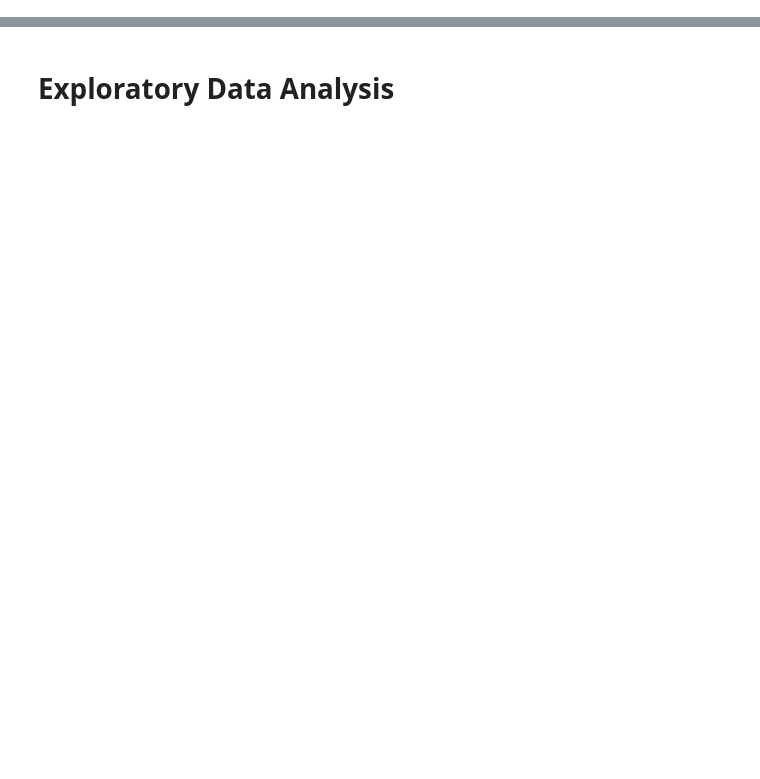
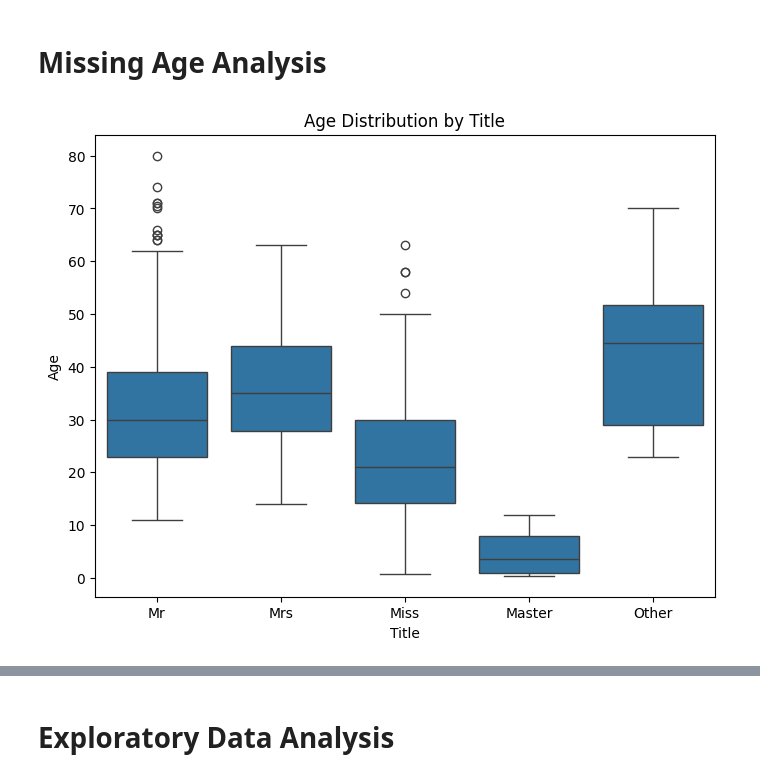
Before and after one commit to ryan-webster-vt/kaggle, a Jupyter notebook: Titanic/notebook.ipynb, the cells around one changed output, grey strips where cells are left out. Cells and saved outputs as stored; diff of their text form; code cells hidden in the pictures; blank space fills up the shorter version.

```diff
--- a/Titanic/notebook.ipynb
+++ b/Titanic/notebook.ipynb
@@ -46,0 +62,2 @@ X_test = test[numeric_features + categorical_features]
+# %% [markdown]
+# Missing Age Analysis
@@ -46,0 +67,12 @@ X_test = test[numeric_features + categorical_features]
+# %%
+import seaborn as sns
+import matplotlib.pyplot as plt
+
+plt.figure(figsize=(8,6))
+sns.boxplot(x='Title', y='Age', data=train)
+plt.title('Age Distribution by Title')
+plt.ylabel('Age')
+plt.xlabel('Title')
+plt.show()
+# %% [output]
+[figure, added]
```
Also changed, not shown: parts of 14 cells of this notebook, 1 other file.
